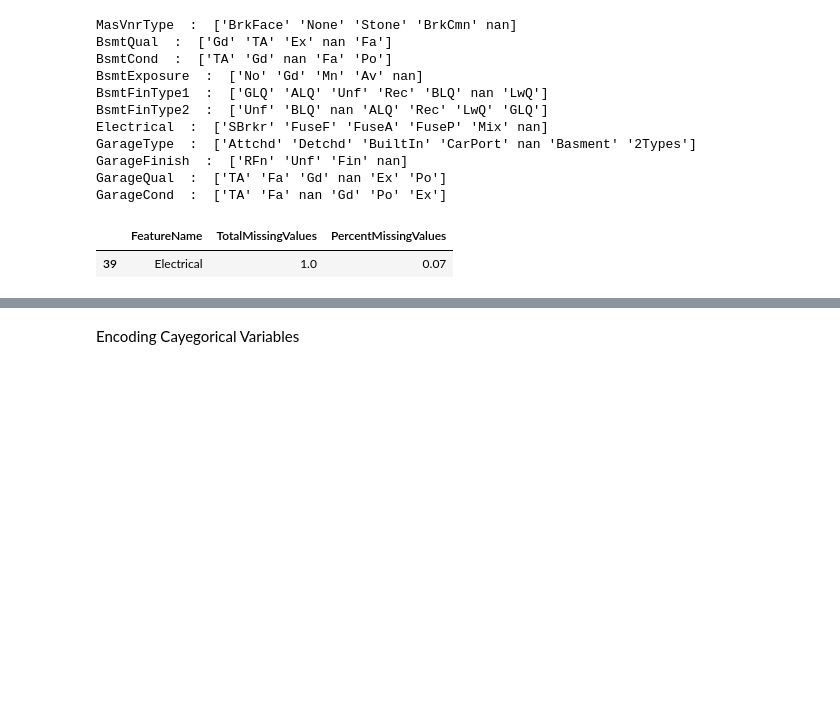
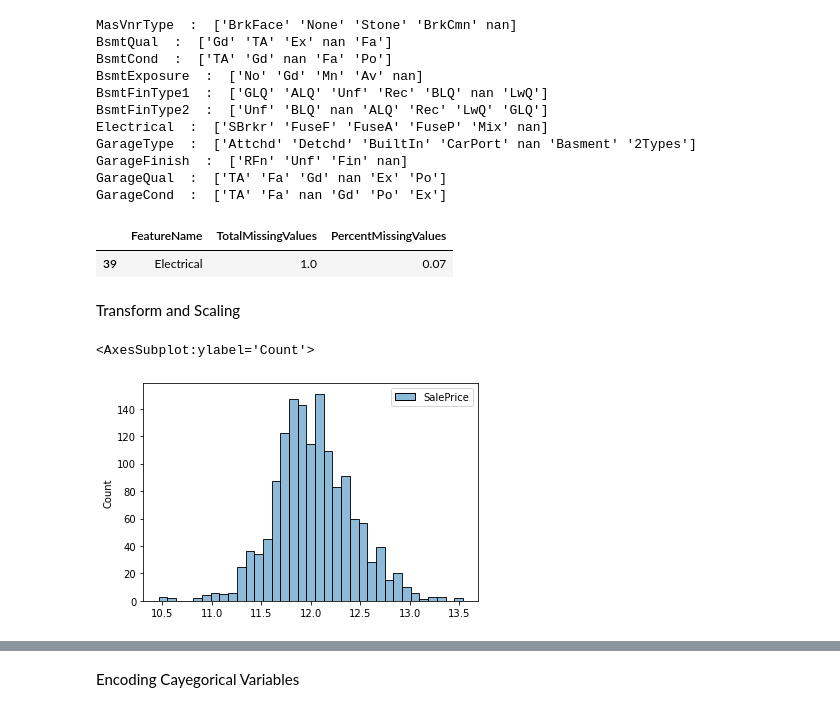
Before and after one commit to alfisaifee/DAMG-6105-FinalProject, a Jupyter notebook: House Prices Prediction.ipynb, the cells around one changed output, grey strips where cells are left out. Cells and saved outputs as stored; diff of their text form; code cells hidden in the pictures; blank space fills up the shorter version.

Commit message:
adding transformation and scaling

```diff
--- a/House Prices Prediction.ipynb
+++ b/House Prices Prediction.ipynb
@@ -16,10 +13,8 @@ path
 # %% [markdown]
 ### Loading the House Price Prediction Data
 # %%
-train_df = pd.read_csv(f'{path}/DAMG/DAMGProject/train.csv')
-test_df = pd.read_csv(f'{path}/DAMG/DAMGProject/test.csv')
+train_df = pd.read_csv("https://raw.githubusercontent.com/alfisaifee/DAMG-6105-FinalProject/main/train.csv")
 
 print("Train Data Dimensions :", train_df.shape)
-print("Test Data Dimensions :",test_df.shape)
 # %% [output]
 Train Data Dimensions : (1460, 81)
@@ -310,3 +302,13 @@ train_df = train_df.dropna(how='any', subset=['Electrical'])
 train_df = train_df.replace({
     'MoSold' : {1 : 'Jan', 2 : 'Feb', 3: 'Mar', 4 : 'Apr', 5: 'May', 6: 'Jun', 7: 'Jul', 8: 'Aug', 9: 'Sep', 10: 'Oct', 11: 'Nov', 12: 'Dec'},
 })
+# %% [markdown]
+Transform and Scaling
+# %%
+# Transform sale price (Normaly distributed)
+Y_train = pd.DataFrame(np.log(train_df['SalePrice']),columns=['SalePrice'])
+X_train = train_df.drop(columns=['SalePrice'])
+sns.histplot(Y_train)
+# %% [output]
+<AxesSubplot:ylabel='Count'>
+[figure, added]
```
Also changed, not shown: parts of 14 cells of this notebook, 1 other file.
